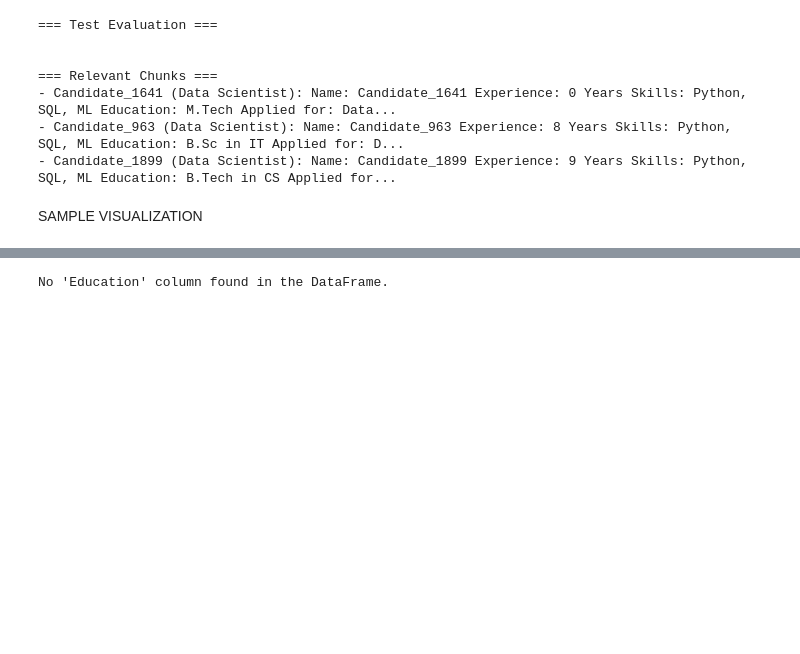
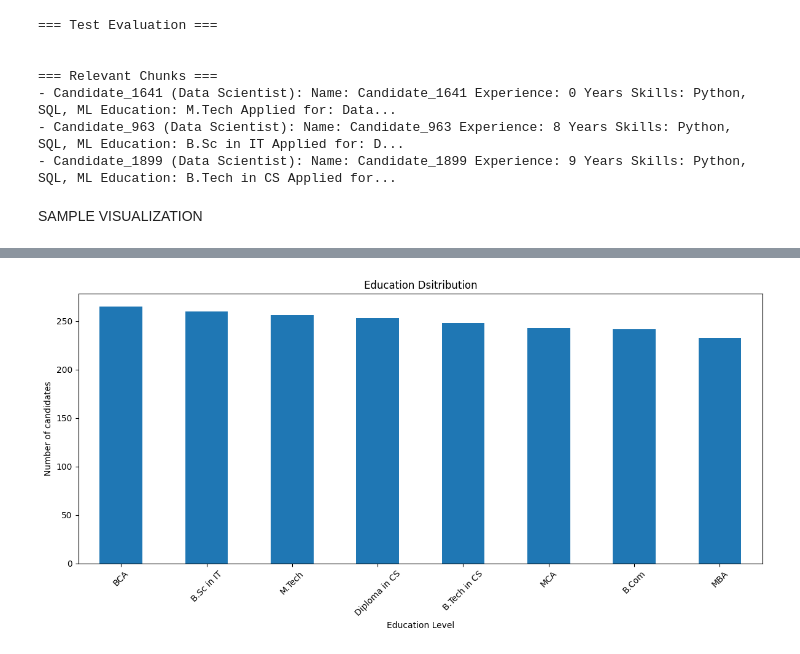
Before and after one commit to FarazTheAnalyst/Data-Scientist-Portfolio, a Jupyter notebook: Resume Screening with RAG + LLM Project /rag_resume_training.ipynb, the cells around one changed output, grey strips where cells are left out. Cells and saved outputs as stored; diff of their text form; code cells hidden in the pictures; blank space fills up the shorter version.

```diff
--- a/Resume Screening with RAG + LLM Project /rag_resume_training.ipynb
+++ b/Resume Screening with RAG + LLM Project /rag_resume_training.ipynb
@@ -440,16 +446,17 @@ else:
 # %%
 # Education distribution
-if "Educationn" in df.columns:
+if "Education" in df.columns:
   plt.figure(figsize=(12, 6))
   df["Education"].value_counts().plot(kind="bar")
   plt.title("Education Dsitribution")
   plt.xlabel("Education Level")
   plt.ylabel("Number of candidates")
   plt.xticks(rotation=45)
   plt.tight_layout()
+  plt.show()
   plt.savefig("education_distribution.png")
   plt.close()
 else:
     print("No 'Education' column found in the DataFrame.")
 # %% [output]
-No 'Education' column found in the DataFrame.
+[figure, added]
```
Also changed, not shown: parts of 2 cells of this notebook.
